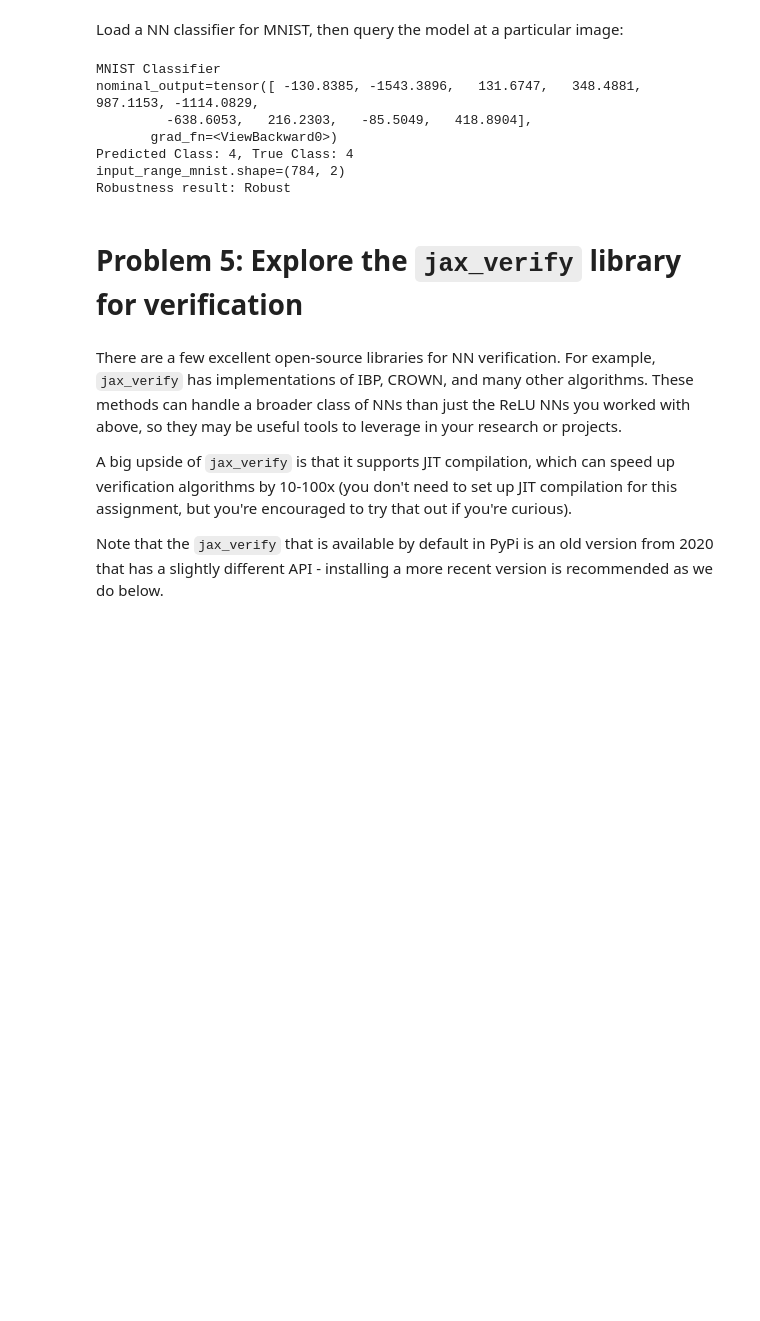
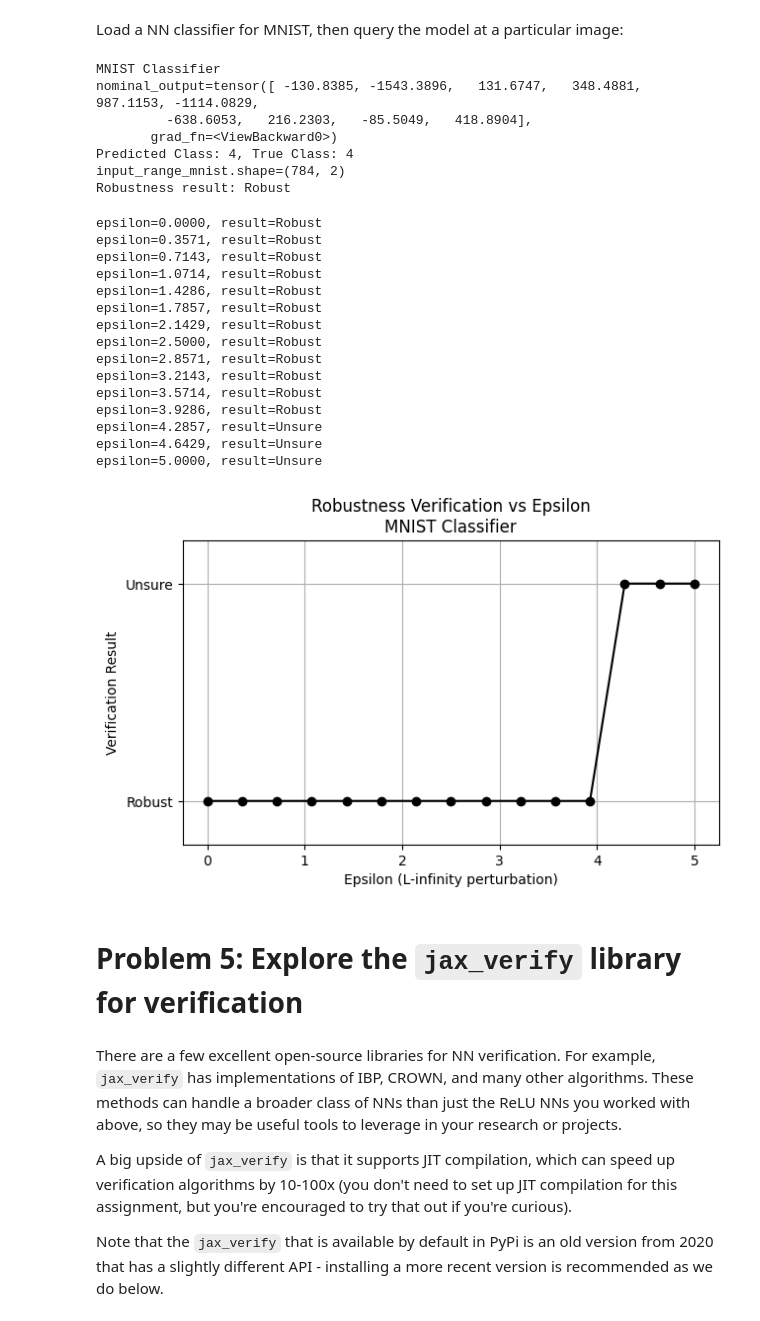
Before and after one commit to kmuenpra/EECE7268, a Jupyter notebook: EECE7268_HW2.ipynb, the cells around one changed output. Drawn from its saved outputs; the diff is of its cells as text; code cells hidden in the pictures; blank space fills up the shorter version.

```diff
--- a/EECE7268_HW2.ipynb
+++ b/EECE7268_HW2.ipynb
@@ -618,6 +620,48 @@ input_range_mnist.shape=(784, 2)
 Robustness result: Robust
 # %%
 verifier_result = verify_classification_robustness_lp(nnet_filename_mnist, input_range_mnist)
+# %%
+epsilons = np.linspace(0.0, 5, 15)
+
+results = []
+for eps in epsilons:
+    if isinstance(eps, float):
+        eps_vec = eps * np.ones((784,))
+    else:
+        eps_vec = eps
+
+    input_range_mnist = nominal_and_epsilon_to_range(nominal_input_mnist.numpy(), eps_vec)
+    result = verify_mnist_robustness_lp(nnet_filename_mnist, input_range_mnist)
+    results.append(result.value)  # use enum value (0 = Robust, 1 = Unsure)
+    print(f"epsilon={eps:.4f}, result={result.name}")
+
+# Plot
+plt.figure(figsize=(7, 4))
+plt.plot(epsilons, results, marker='o', color='black')
+plt.yticks([0, 1], ["Robust", "Unsure"])
+plt.xlabel("Epsilon (L-infinity perturbation)")
+plt.ylabel("Verification Result")
+plt.title(f"Robustness Verification vs Epsilon\n{"MNIST Classifier"}")
+plt.grid(True)
+plt.ylim(-0.2, 1.2)
+plt.show()
+# %% [output]
+epsilon=0.0000, result=Robust
+epsilon=0.3571, result=Robust
+epsilon=0.7143, result=Robust
+epsilon=1.0714, result=Robust
+epsilon=1.4286, result=Robust
+epsilon=1.7857, result=Robust
+epsilon=2.1429, result=Robust
+epsilon=2.5000, result=Robust
+epsilon=2.8571, result=Robust
+epsilon=3.2143, result=Robust
+epsilon=3.5714, result=Robust
+epsilon=3.9286, result=Robust
+epsilon=4.2857, result=Unsure
+epsilon=4.6429, result=Unsure
+epsilon=5.0000, result=Unsure
+[figure, added]
 # %% [markdown]
 # Problem 5: Explore the `jax_verify` library for verification
 # %% [markdown]
```
Also changed, not shown: parts of 6 cells of this notebook.
